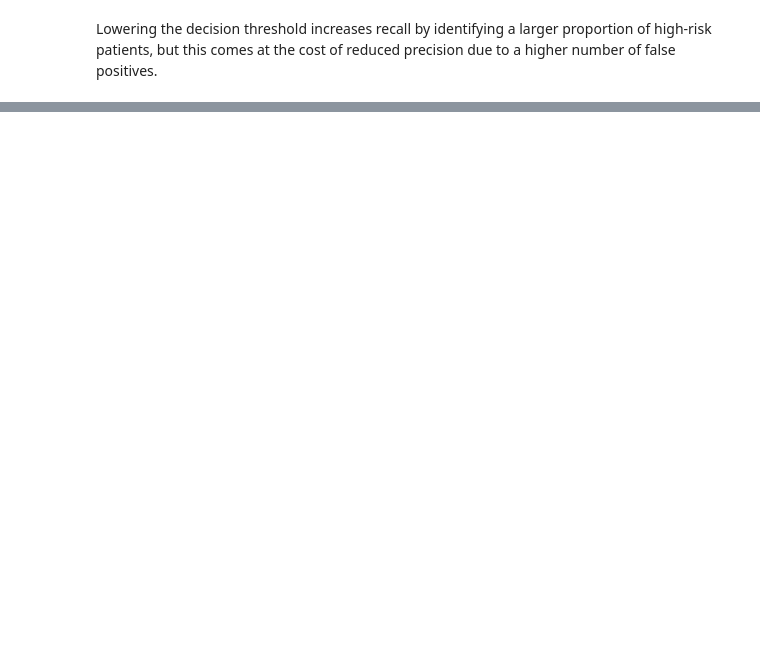
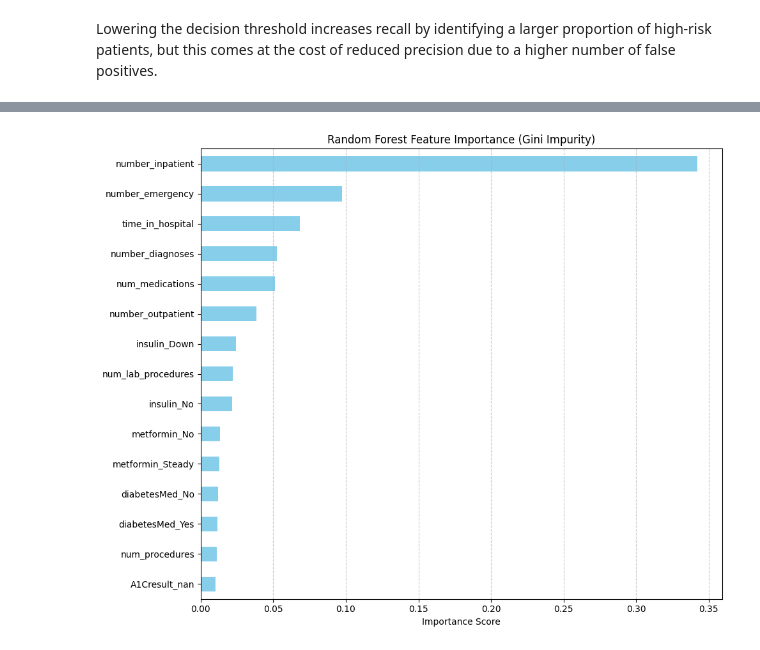
Before and after one commit to Dawit-Bonga/hospital-readmission-risk, a Jupyter notebook: notebooks/03_models.ipynb, the cells around one changed output, grey strips where cells are left out. Cells and saved outputs as stored; diff of their text form; code cells hidden in the pictures; blank space fills up the shorter version.

Commit message:
finishing model comparision and readme set to match

```diff
--- a/notebooks/03_models.ipynb
+++ b/notebooks/03_models.ipynb
@@ -122,0 +333,13 @@ Lowering the decision threshold increases recall by identifying a larger proport
+# %%
+rf = Pipeline(steps=[
+    ("preprocess", preprocess),
+    ("model", RandomForestClassifier(
+        n_estimators=300,
+        max_depth=5,
+        min_samples_leaf=5,
+        class_weight="balanced",
+        random_state=42,
+        n_jobs=-1
+    ))
+])
+y_prob_rf = eval_model(rf, X_train, y_train, X_val, y_val, "RF")
@@ -122,0 +394,27 @@ Lowering the decision threshold increases recall by identifying a larger proport
+# %%
+import matplotlib.pyplot as plt
+import pandas as pd
+import numpy as np
+
+# 1. Extract the model and feature names from the pipeline
+rf_model = rf.named_steps['model']
+preprocessor = rf.named_steps['preprocess']
+
+# Get names for numerical and categorical features
+feature_names_num = preprocessor.named_transformers_['num'].get_feature_names_out()
+feature_names_cat = preprocessor.named_transformers_['cat'].get_feature_names_out()
+all_features = np.concatenate([feature_names_num, feature_names_cat])
+
+# 2. Create a Pandas Series for easy plotting
+importances = pd.Series(rf_model.feature_importances_, index=all_features)
+
+# 3. Plot the Top 15 features
+plt.figure(figsize=(10, 8))
+importances.sort_values().tail(15).plot(kind='barh', color='skyblue')
+plt.title("Random Forest Feature Importance (Gini Impurity)")
+plt.xlabel("Importance Score")
+plt.grid(axis='x', linestyle='--', alpha=0.7)
+plt.tight_layout()
+plt.show()
+# %% [output]
+[figure, added]
```
Also changed, not shown: parts of 29 cells of this notebook, 3 other files.
